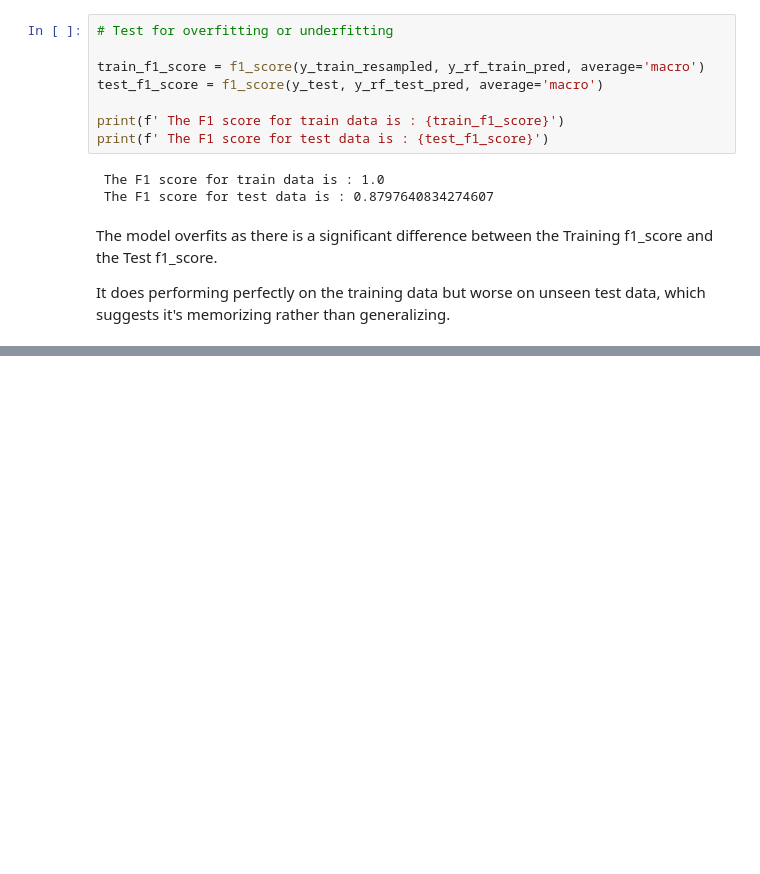
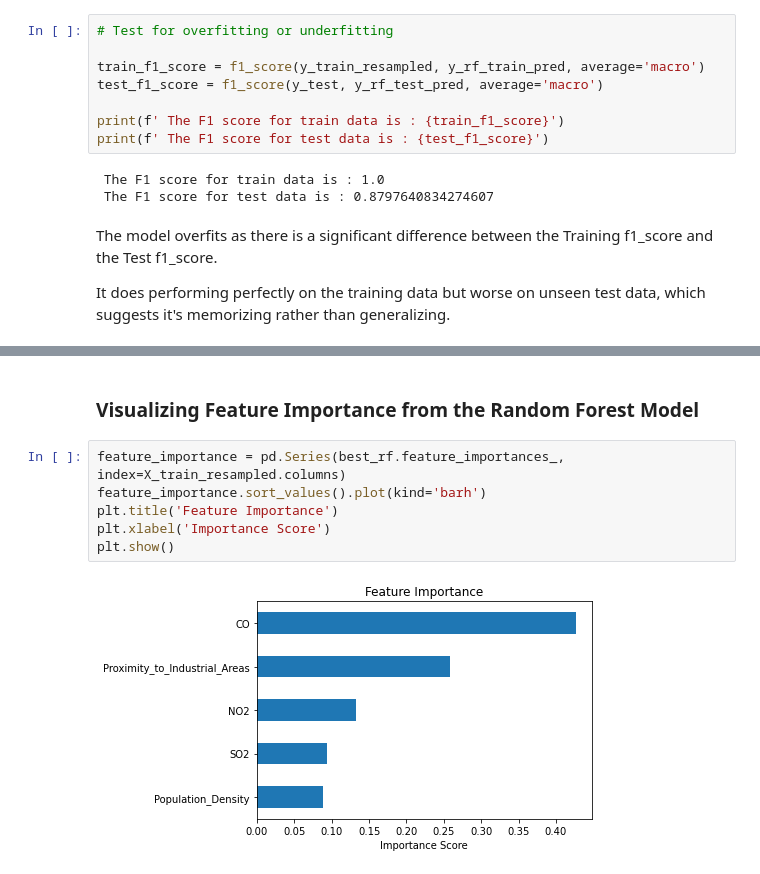
Before and after one commit to EngBrian/Air_Quality_Assessment_Project, a Jupyter notebook: index.ipynb, the cells around one changed output, grey strips where cells are left out. Saved outputs shown, nothing was run; the diff lists cells and outputs as text; blank space fills up the shorter version.

```diff
--- a/index.ipynb
+++ b/index.ipynb
@@ -539,0 +668,10 @@ It does performing perfectly on the training data but worse on unseen test data,
+# %% [markdown]
+### Visualizing Feature Importance from the Random Forest Model
+# %%
+feature_importance = pd.Series(best_rf.feature_importances_, index=X_train_resampled.columns)
+feature_importance.sort_values().plot(kind='barh')
+plt.title('Feature Importance')
+plt.xlabel('Importance Score')
+plt.show()
+# %% [output]
+[figure, added]
```
Also changed, not shown: parts of 17 cells of this notebook.
